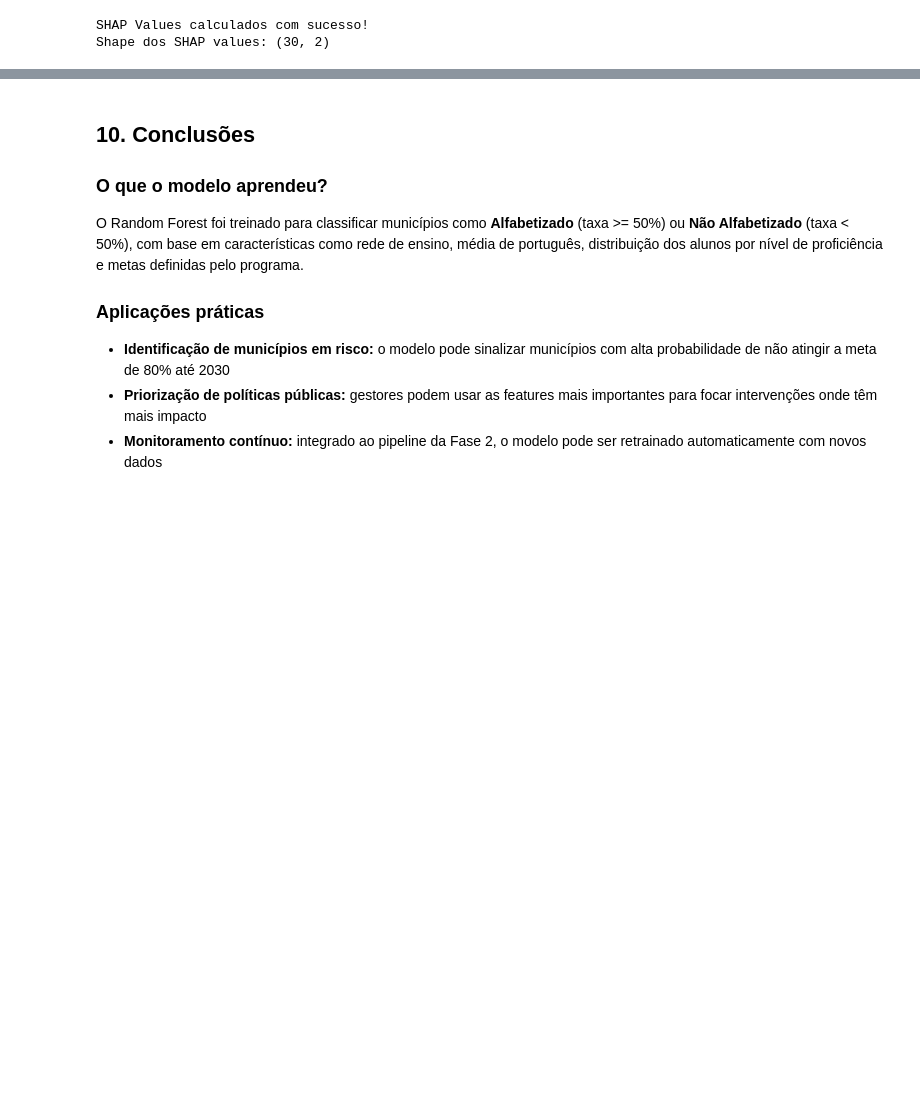
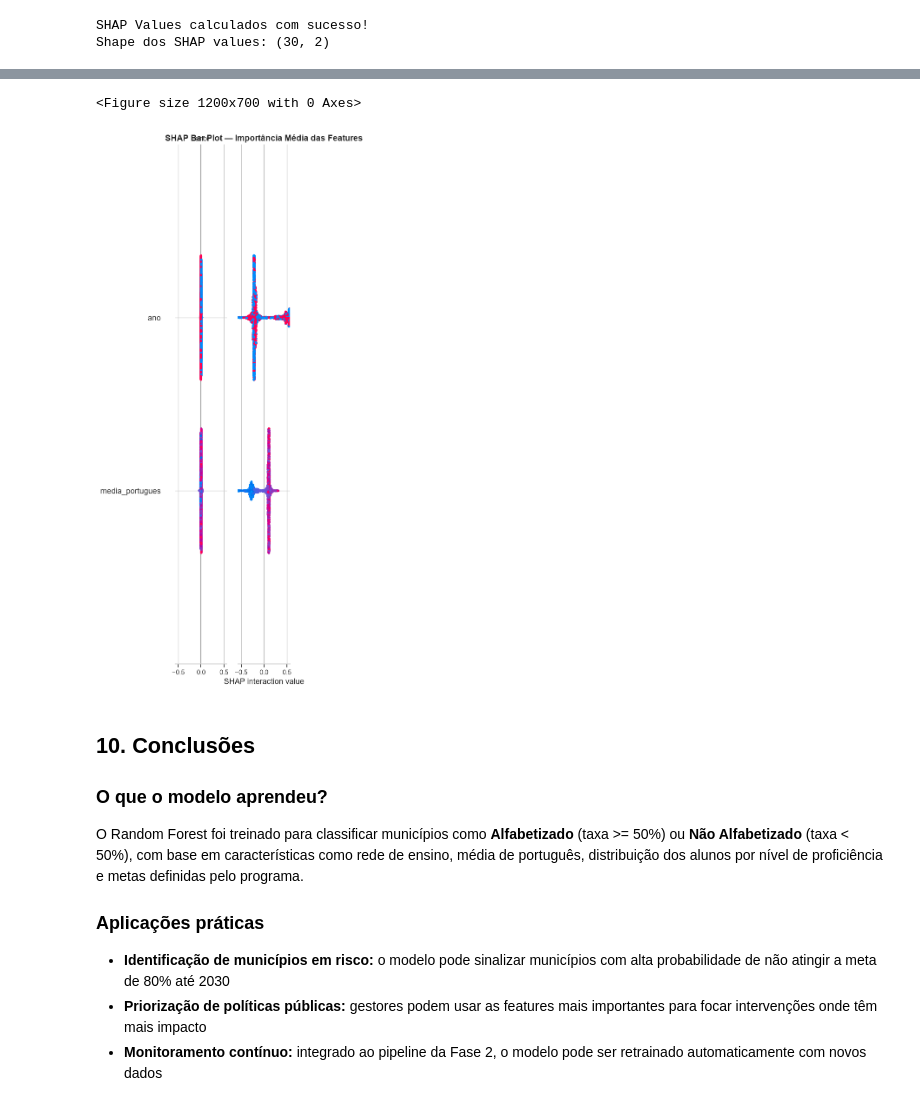
Before and after one commit to gabi-lopes/1IAST-Tech-Challenge-Fase3, a Jupyter notebook: notebooks/03_modelo_random_forest.ipynb, the cells around one changed output, grey strips where cells are left out. Drawn from its saved outputs; the diff is of its cells as text; code cells hidden in the pictures; blank space fills up the shorter version.

```diff
--- a/notebooks/03_modelo_random_forest.ipynb
+++ b/notebooks/03_modelo_random_forest.ipynb
@@ -461,17 +460,20 @@ AssertionError: The shape of the shap_values matrix does not match the shape of
 # %%
 # SHAP Bar Plot — importância média absoluta
 plt.figure(figsize=(12, 7))
 shap.summary_plot(
-    shap_values[1],
+    shap_values,
     X_test_transformed,
     feature_names=all_feature_names,
     plot_type='bar',
     max_display=15,
     show=False
 )
 plt.title('SHAP Bar Plot — Importância Média das Features', fontsize=14, fontweight='bold')
 plt.tight_layout()
 plt.show()
+# %% [output]
+<Figure size 1200x700 with 0 Axes>
+[figure, added]
 # %% [markdown]
 ## 10. Conclusões
 
```
Also changed, not shown: parts of 4 cells of this notebook.
